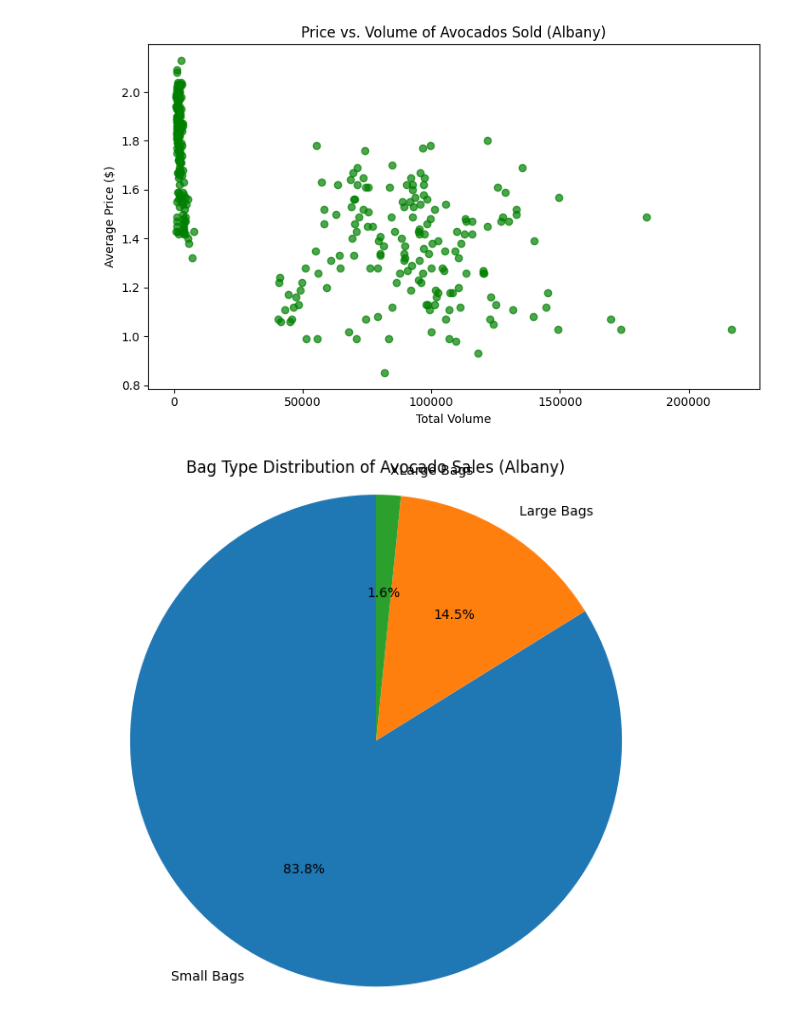
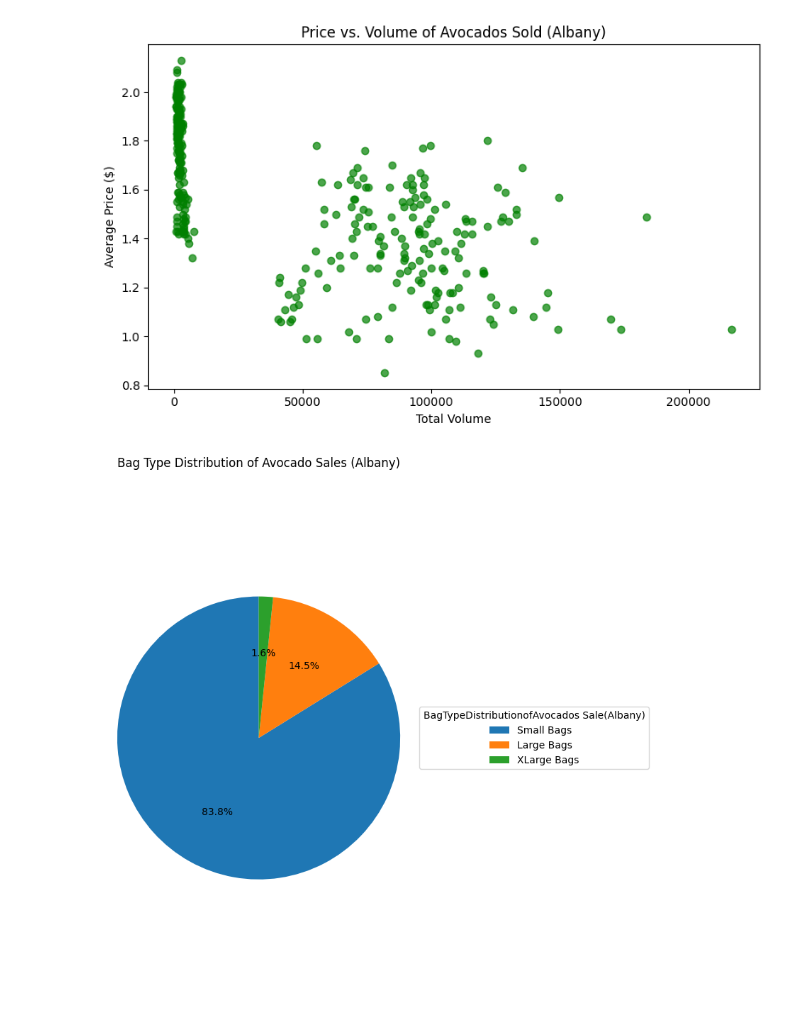
Before and after one commit to Yamm23/Learning-Macine-Learning, a Jupyter notebook: Avocado_Price.ipynb, the cells around one changed output. Cells and saved outputs as stored; diff of their text form; code cells hidden in the pictures.

```diff
--- a/Avocado_Price.ipynb
+++ b/Avocado_Price.ipynb
@@ -96,11 +96,12 @@ plt.show()
 [figure]
 # %%
 total_bags = albany_df[['Small Bags', 'Large Bags', 'XLarge Bags']].sum()
-plt.figure(figsize=(6, 6))
-plt.pie(total_bags, labels=total_bags.index, autopct='%1.1f%%', startangle=90)
+plt.figure(figsize=(8, 8))
+plt.pie(total_bags, labels=None, autopct='%1.1f%%', startangle=90)
+plt.legend(total_bags.index, title="BagTypeDistributionofAvocados Sale(Albany)", bbox_to_anchor=(1, 0.5), loc="center left")
 plt.title('Bag Type Distribution of Avocado Sales (Albany)')
 plt.axis('equal')
 plt.tight_layout()
 plt.show()
 # %% [output]
-[figure, old version]
+[figure, new version]
```
Also changed, not shown: parts of 2 cells of this notebook.
